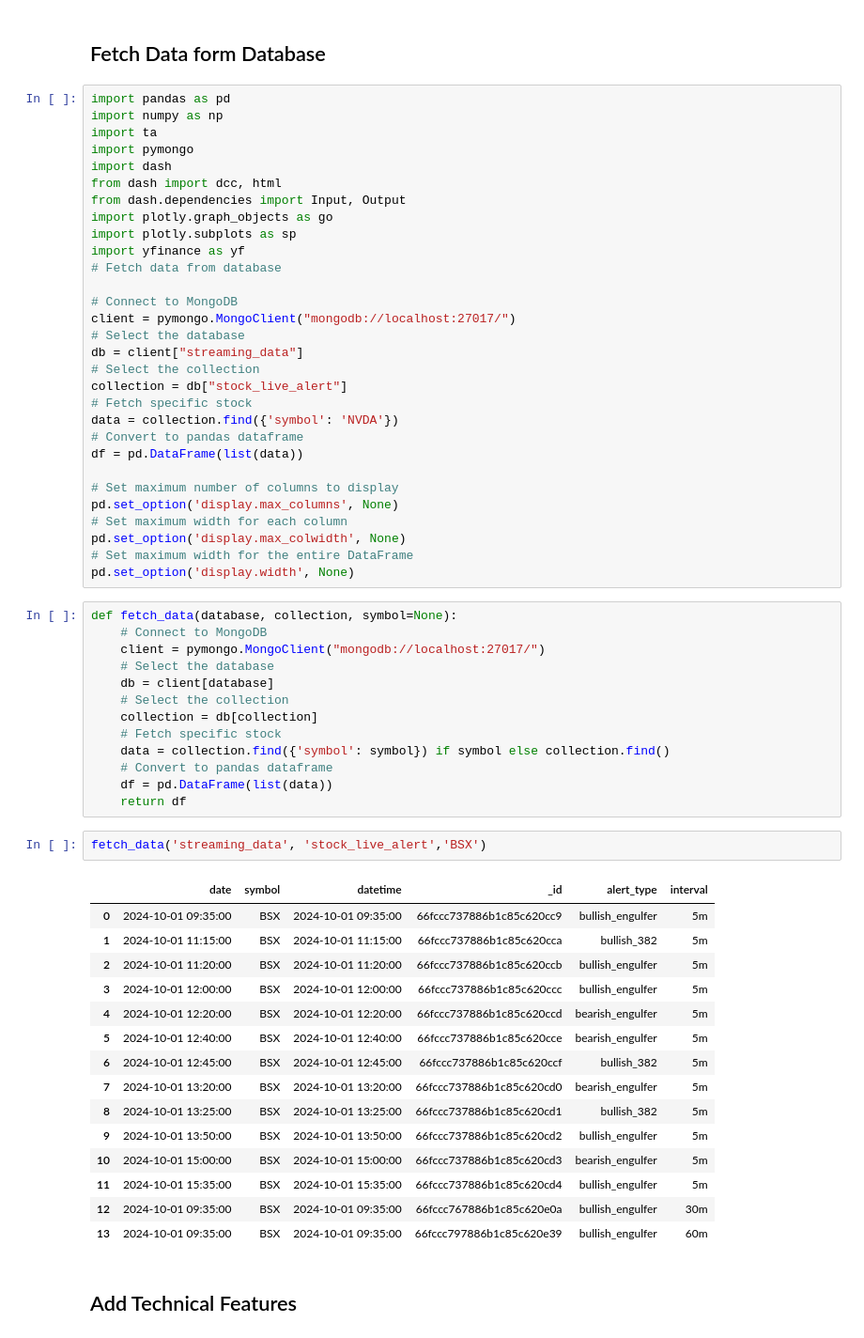
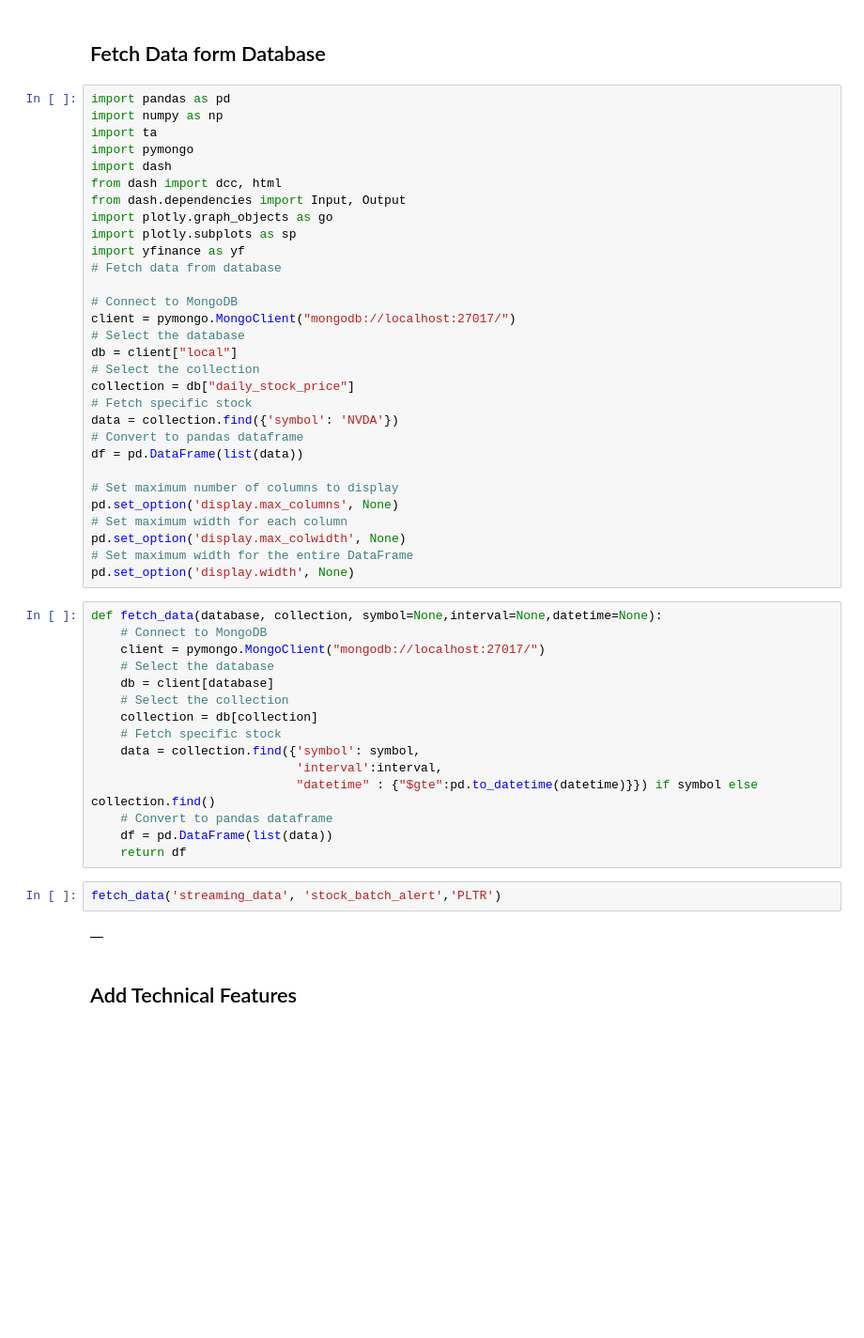
Before and after one commit to yiukitCheung/Stocks_Alert_System, a Jupyter notebook: jupyter notebook/trading_automated_process.ipynb, the cells around one changed output. Shown: that part at 94% size. Saved outputs shown, nothing was run; the diff lists cells and outputs as text; blank space fills up the shorter version.

```diff
--- a/jupyter notebook/trading_automated_process.ipynb
+++ b/jupyter notebook/trading_automated_process.ipynb
@@ -16,9 +16,9 @@ import yfinance as yf
 # Connect to MongoDB
 client = pymongo.MongoClient("mongodb://localhost:27017/")
 # Select the database
-db = client["streaming_data"]
+db = client["local"]
 # Select the collection
-collection = db["stock_live_alert"]
+collection = db["daily_stock_price"]
 # Fetch specific stock
 data = collection.find({'symbol': 'NVDA'})
 # Convert to pandas dataframe
@@ -31,7 +31,7 @@ pd.set_option('display.max_colwidth', None)
 # Set maximum width for the entire DataFrame
 pd.set_option('display.width', None)
 # %%
-def fetch_data(database, collection, symbol=None):
+def fetch_data(database, collection, symbol=None,interval=None,datetime=None):
     # Connect to MongoDB
     client = pymongo.MongoClient("mongodb://localhost:27017/")
     # Select the database
@@ -39,28 +39,16 @@ def fetch_data(database, collection, symbol=None):
     # Select the collection
     collection = db[collection]
     # Fetch specific stock
-    data = collection.find({'symbol': symbol}) if symbol else collection.find()
+    data = collection.find({'symbol': symbol,
+                            'interval':interval,
+                            "datetime" : {"$gte":pd.to_datetime(datetime)}}) if symbol else collection.find()
     # Convert to pandas dataframe
     df = pd.DataFrame(list(data))
     return df
 # %%
-fetch_data('streaming_data', 'stock_live_alert','BSX')
+fetch_data('streaming_data', 'stock_batch_alert','PLTR')
 # %% [output]
-|  | date | symbol | datetime | _id | alert_type | interval |
-| 0 | 2024-10-01 09:35:00 | BSX | 2024-10-01 09:35:00 | 66fccc737886b1c85c620cc9 | bullish_engulfer | 5m |
-| 1 | 2024-10-01 11:15:00 | BSX | 2024-10-01 11:15:00 | 66fccc737886b1c85c620cca | bullish_382 | 5m |
-| 2 | 2024-10-01 11:20:00 | BSX | 2024-10-01 11:20:00 | 66fccc737886b1c85c620ccb | bullish_engulfer | 5m |
-| 3 | 2024-10-01 12:00:00 | BSX | 2024-10-01 12:00:00 | 66fccc737886b1c85c620ccc | bullish_engulfer | 5m |
-| 4 | 2024-10-01 12:20:00 | BSX | 2024-10-01 12:20:00 | 66fccc737886b1c85c620ccd | bearish_engulfer | 5m |
-| 5 | 2024-10-01 12:40:00 | BSX | 2024-10-01 12:40:00 | 66fccc737886b1c85c620cce | bearish_engulfer | 5m |
-| 6 | 2024-10-01 12:45:00 | BSX | 2024-10-01 12:45:00 | 66fccc737886b1c85c620ccf | bullish_382 | 5m |
-| 7 | 2024-10-01 13:20:00 | BSX | 2024-10-01 13:20:00 | 66fccc737886b1c85c620cd0 | bearish_engulfer | 5m |
-| 8 | 2024-10-01 13:25:00 | BSX | 2024-10-01 13:25:00 | 66fccc737886b1c85c620cd1 | bullish_382 | 5m |
-| 9 | 2024-10-01 13:50:00 | BSX | 2024-10-01 13:50:00 | 66fccc737886b1c85c620cd2 | bullish_engulfer | 5m |
-| 10 | 2024-10-01 15:00:00 | BSX | 2024-10-01 15:00:00 | 66fccc737886b1c85c620cd3 | bearish_engulfer | 5m |
-| 11 | 2024-10-01 15:35:00 | BSX | 2024-10-01 15:35:00 | 66fccc737886b1c85c620cd4 | bullish_engulfer | 5m |
-| 12 | 2024-10-01 09:35:00 | BSX | 2024-10-01 09:35:00 | 66fccc767886b1c85c620e0a | bullish_engulfer | 30m |
-| 13 | 2024-10-01 09:35:00 | BSX | 2024-10-01 09:35:00 | 66fccc797886b1c85c620e39 | bullish_engulfer | 60m |
+|  |
 # %% [markdown]
 ## Add Technical Features
 # %%
```
Also changed, not shown: parts of 3 cells of this notebook, 5 other files.
